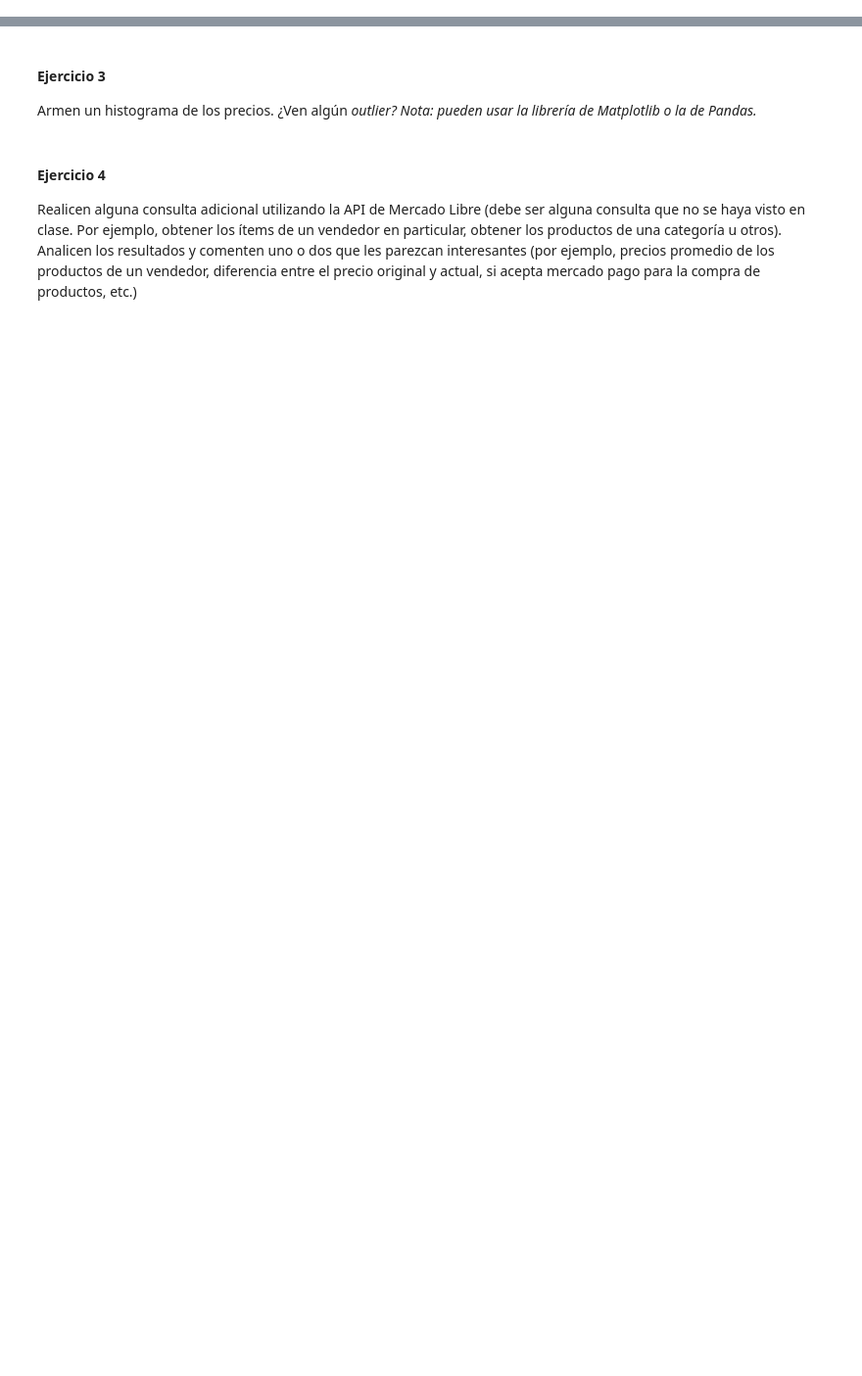
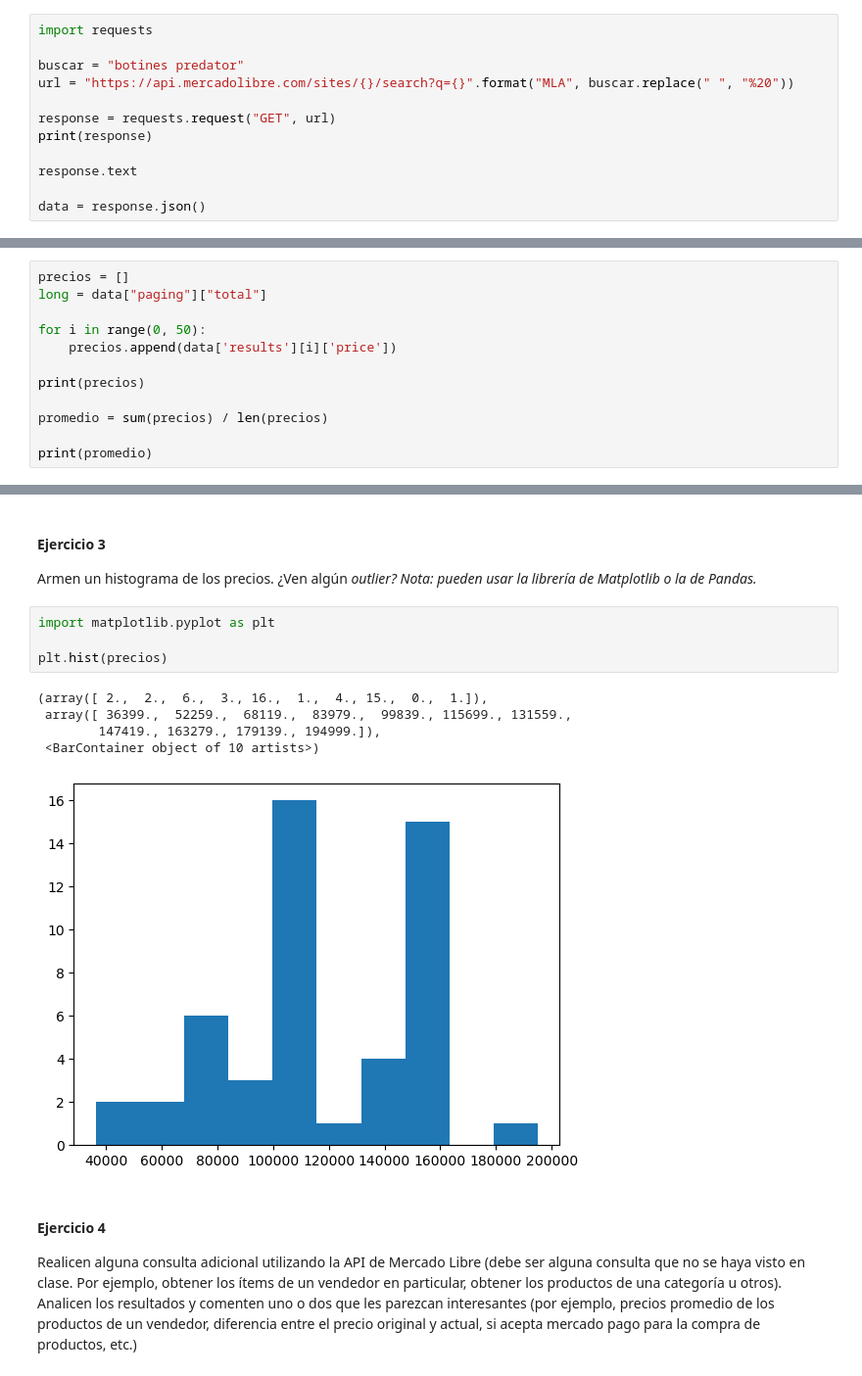
Before and after one commit to tbuscaglia/TP1_Big_Data, a Jupyter notebook: TP1 - Parte 2_Consignas.ipynb, the cells around one changed output, grey strips where cells are left out. Shown at 98% size. Saved outputs shown, nothing was run; the diff lists cells and outputs as text; blank space fills up the shorter version.

```diff
--- a/TP1 - Parte 2_Consignas.ipynb
+++ b/TP1 - Parte 2_Consignas.ipynb
@@ -23,3 +23,15 @@ Domingo 24 de marzo a las 23:59hs
 # %% [markdown]
 #### Ejercicio 1
 Usando la API de Mercado Libre, obtener los ítems de una consulta de búsqueda. Pueden buscar cualquier producto de su interés.
+# %%
+import requests
+
+buscar = "botines predator"
+url = "https://api.mercadolibre.com/sites/{}/search?q={}".format("MLA", buscar.replace(" ", "%20"))
+
+response = requests.request("GET", url)
+print(response)
+
+response.text
+
+data = response.json()
@@ -26,3 +41,15 @@ Usando la API de Mercado Libre, obtener los ítems de una consulta de búsqueda.
 # %% [markdown]
 #### Ejercicio 2
 Guarden los precios de los ítems obtenidos en un dataframe y calculen el precio promedio, el mínimo y el máximo.
+# %%
+precios = []
+long = data["paging"]["total"]
+
+for i in range(0, 50):
+    precios.append(data['results'][i]['price'])
+
+print(precios)
+
+promedio = sum(precios) / len(precios)
+
+print(promedio)
@@ -30,6 +60,16 @@ Guarden los precios de los ítems obtenidos en un dataframe y calculen el precio
 #### Ejercicio 3
 Armen un histograma de los precios. ¿Ven algún <i>outlier<i>?
 Nota: pueden usar la librería de Matplotlib o la de Pandas.
+# %%
+import matplotlib.pyplot as plt
+
+plt.hist(precios)
+# %% [output]
+(array([ 2.,  2.,  6.,  3., 16.,  1.,  4., 15.,  0.,  1.]),
+ array([ 36399.,  52259.,  68119.,  83979.,  99839., 115699., 131559.,
+        147419., 163279., 179139., 194999.]),
+ <BarContainer object of 10 artists>)
+[figure, added]
 # %% [markdown]
 #### Ejercicio 4
 Realicen alguna consulta adicional utilizando la API de Mercado Libre (debe ser alguna consulta que no se haya visto en clase. Por ejemplo, obtener los ítems de un vendedor en particular, obtener los productos de una categoría u otros). Analicen los resultados y comenten uno o dos que les parezcan interesantes (por ejemplo, precios promedio de los productos de un vendedor, diferencia entre el precio original y actual, si acepta mercado pago para la compra de productos, etc.)
```
Also changed, not shown: parts of 5 cells of this notebook.
